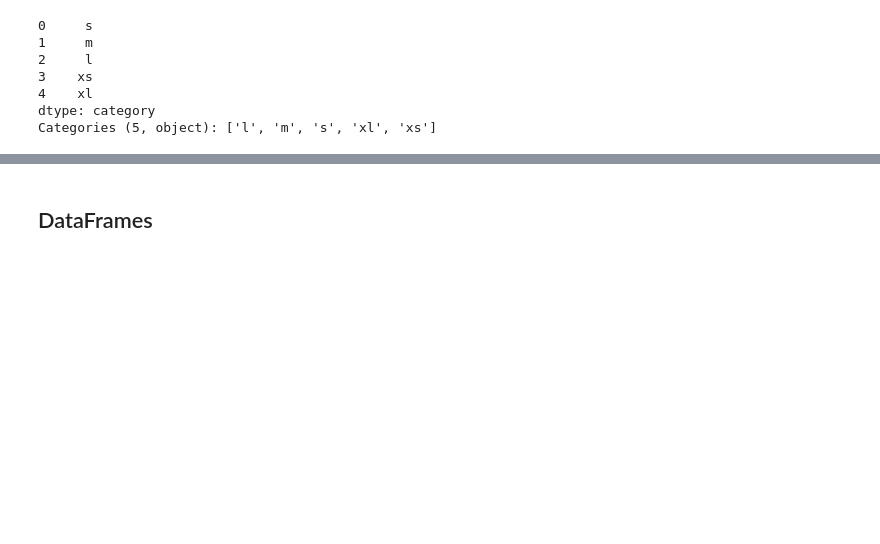
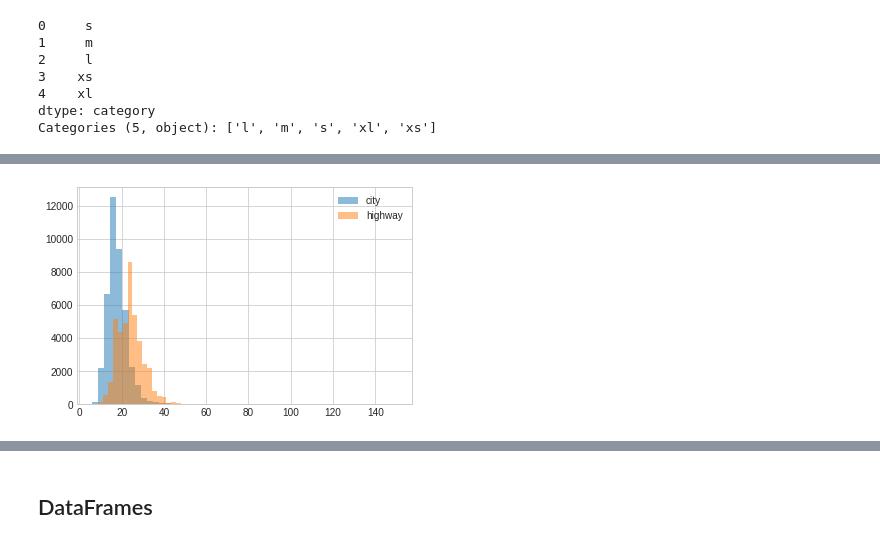
Before and after one commit to magjanvaz/curso-python-us, a Jupyter notebook: notebooks/pandas/introduction-pandas.ipynb, the cells around one changed output, grey strips where cells are left out. Cells and saved outputs as stored; diff of their text form; code cells hidden in the pictures; blank space fills up the shorter version.

```diff
--- a/notebooks/pandas/introduction-pandas.ipynb
+++ b/notebooks/pandas/introduction-pandas.ipynb
@@ -202,0 +351,11 @@ highway_mpg = df.highway08
+# %%
+fig, ax= plt.subplots()
+
+ax.hist(city_mpg, bins=50, label="city", alpha=0.5)
+ax.hist(highway_mpg, bins=50, label="highway", alpha=0.5)
+
+ax.legend()
+
+fig.show()
+# %% [output]
+[figure, added]
```
Also changed, not shown: parts of 40 cells of this notebook.
